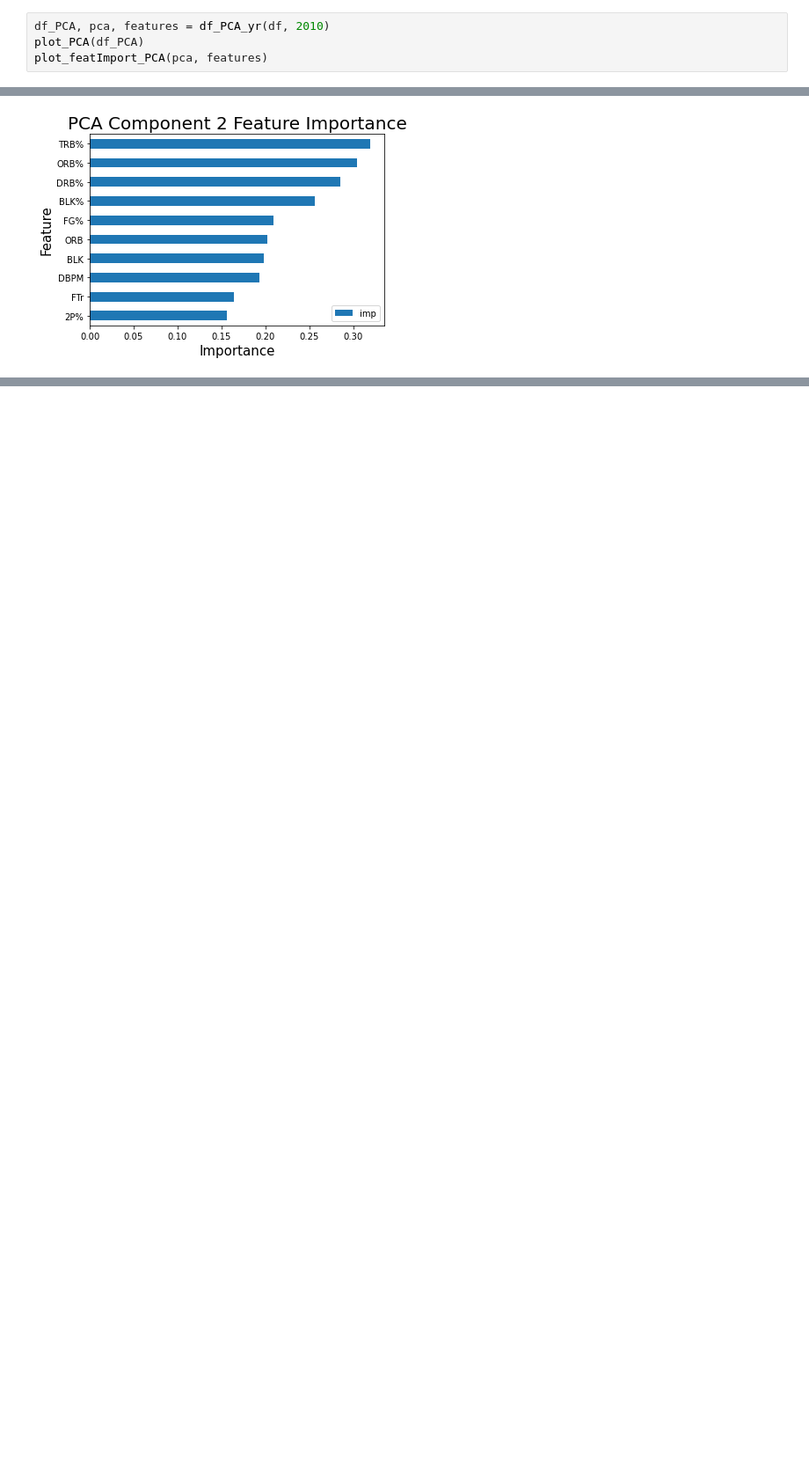
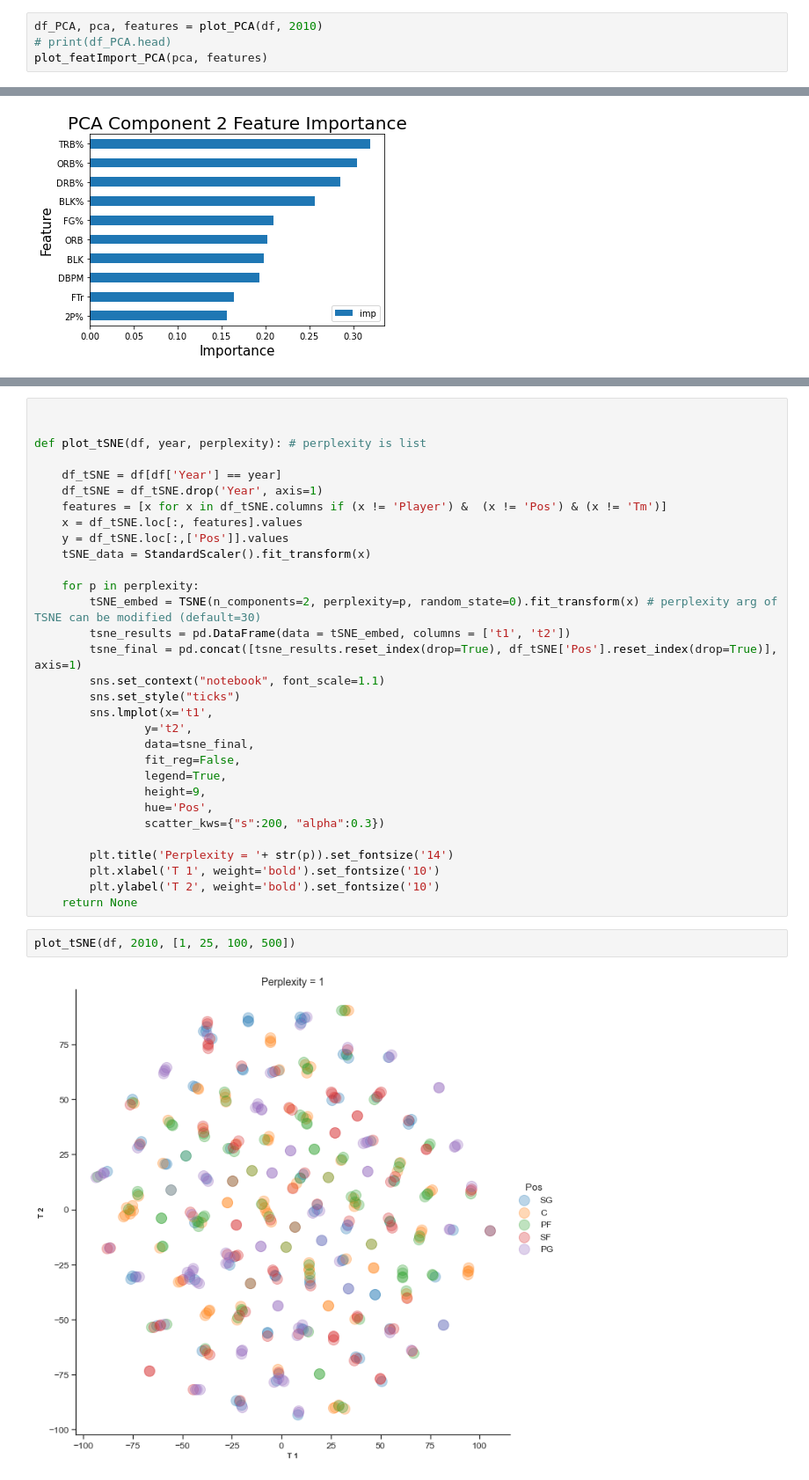
Before and after one commit to a21shah/NBA_Clustering, a Jupyter notebook: nba_ml.ipynb, the cells around one changed output, grey strips where cells are left out. Shown at 88% size. Drawn from its saved outputs; the diff is of its cells as text; blank space fills up the shorter version.

Commit message:
Added tSNE plot and combined PCA functions

```diff
--- a/nba_ml.ipynb
+++ b/nba_ml.ipynb
@@ -114,8 +115,8 @@ def plot_featImport_PCA(pcaObj, features):
     ax.set_ylabel('Feature', fontsize = 15)
     ax.set_title('PCA Component 2 Feature Importance', fontsize = 20)
 # %%
-df_PCA, pca, features = df_PCA_yr(df, 2010)
-plot_PCA(df_PCA)
+df_PCA, pca, features = plot_PCA(df, 2010)
+# print(df_PCA.head)
 plot_featImport_PCA(pca, features)
 # %% [output]
 Explained variance:  [0.43195393 0.16785902]
@@ -124,0 +128,35 @@ Explained variance:  [0.43195393 0.16785902]
+# %%
+
+
+def plot_tSNE(df, year, perplexity): # perplexity is list
+
+    df_tSNE = df[df['Year'] == year]
+    df_tSNE = df_tSNE.drop('Year', axis=1)
+    features = [x for x in df_tSNE.columns if (x != 'Player') &  (x != 'Pos') & (x != 'Tm')]
+    x = df_tSNE.loc[:, features].values
+    y = df_tSNE.loc[:,['Pos']].values
+    tSNE_data = StandardScaler().fit_transform(x)
+
+    for p in perplexity:
+        tSNE_embed = TSNE(n_components=2, perplexity=p, random_state=0).fit_transform(x) # perplexity arg of TSNE can be modified (default=30)
+        tsne_results = pd.DataFrame(data = tSNE_embed, columns = ['t1', 't2'])
+        tsne_final = pd.concat([tsne_results.reset_index(drop=True), df_tSNE['Pos'].reset_index(drop=True)], axis=1)
+        sns.set_context("notebook", font_scale=1.1)
+        sns.set_style("ticks")
+        sns.lmplot(x='t1',
+                y='t2',
+                data=tsne_final,
+                fit_reg=False,
+                legend=True,
+                height=9,
+                hue='Pos',
+                scatter_kws={"s":200, "alpha":0.3})
+
+        plt.title('Perplexity = '+ str(p)).set_fontsize('14')
+        plt.xlabel('T 1', weight='bold').set_fontsize('10')
+        plt.ylabel('T 2', weight='bold').set_fontsize('10')
+    return None
+# %%
+plot_tSNE(df, 2010, [1, 25, 100, 500])
+# %% [output]
+[figure, added]
```
Also changed, not shown: parts of 5 cells of this notebook.
